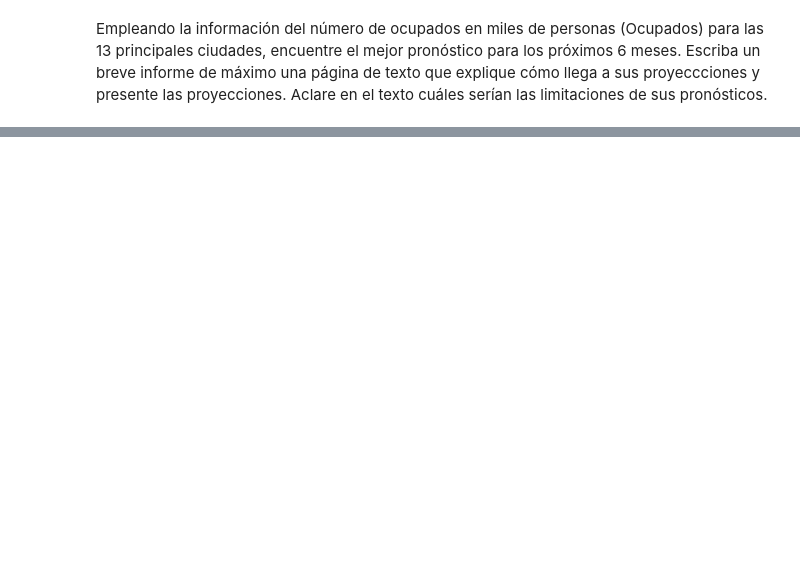
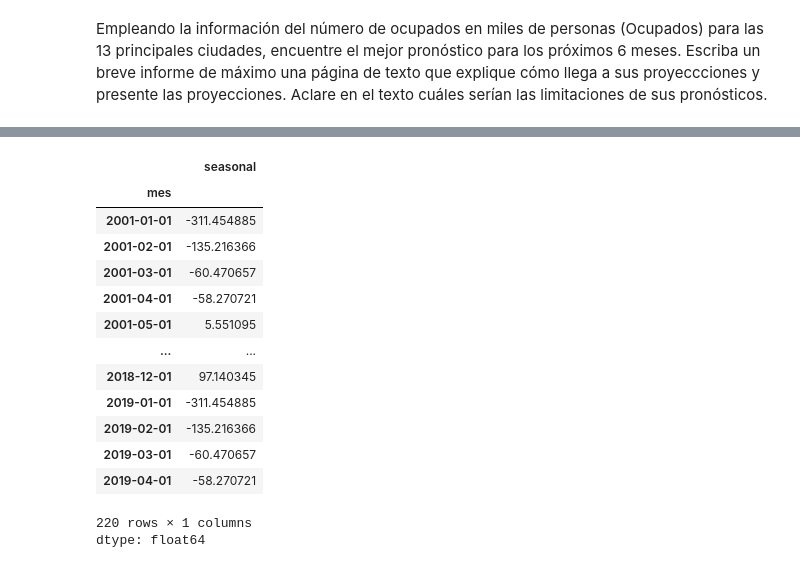
Before and after one commit to cam2149/MachineLearningIII, a Jupyter notebook: fundamentos_de_analítica_ejercicio1.ipynb, the cells around one changed output, grey strips where cells are left out. Cells and saved outputs as stored; diff of their text form; code cells hidden in the pictures; blank space fills up the shorter version.

```diff
--- a/fundamentos_de_analítica_ejercicio1.ipynb
+++ b/fundamentos_de_analítica_ejercicio1.ipynb
@@ -16,0 +44,18 @@ data = pd.read_excel("https://raw.githubusercontent.com/cam2149/MachineLearningI
+# %%
+td_componentes.seasonal
+# %% [output]
+|  | seasonal |
+| mes |  |
+| 2001-01-01 | -311.454885 |
+| 2001-02-01 | -135.216366 |
+| 2001-03-01 | -60.470657 |
+| 2001-04-01 | -58.270721 |
+| 2001-05-01 | 5.551095 |
+| ... | ... |
+| 2018-12-01 | 97.140345 |
+| 2019-01-01 | -311.454885 |
+| 2019-02-01 | -135.216366 |
+| 2019-03-01 | -60.470657 |
+| 2019-04-01 | -58.270721 |
+220 rows × 1 columns
+dtype: float64
```
Also changed, not shown: parts of 6 cells of this notebook.
